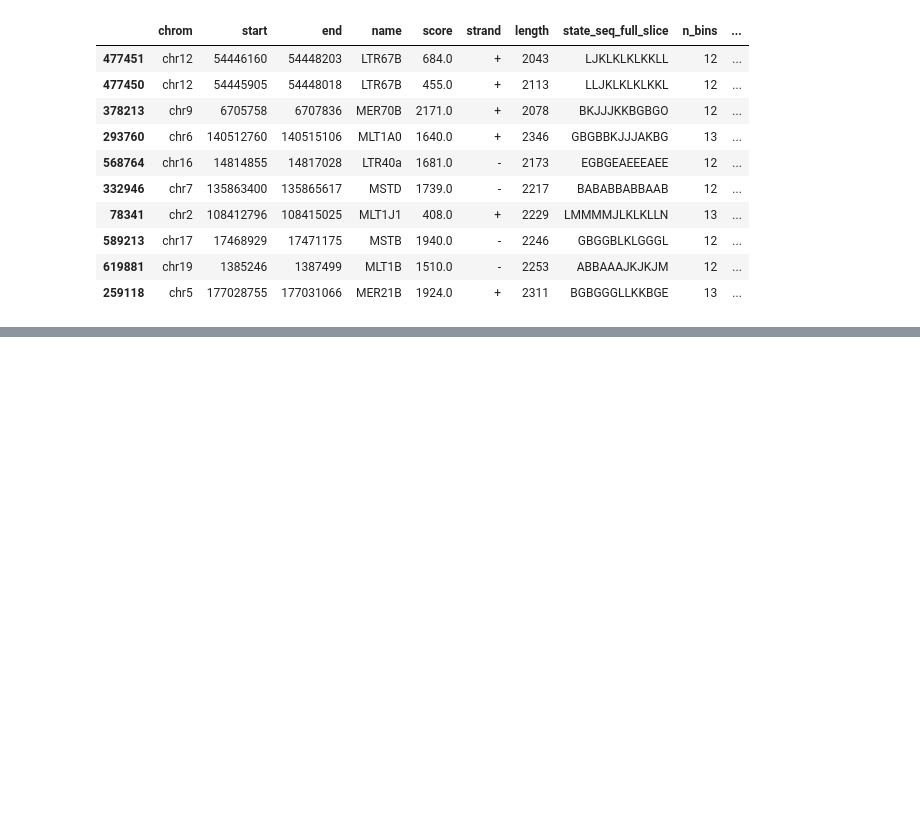
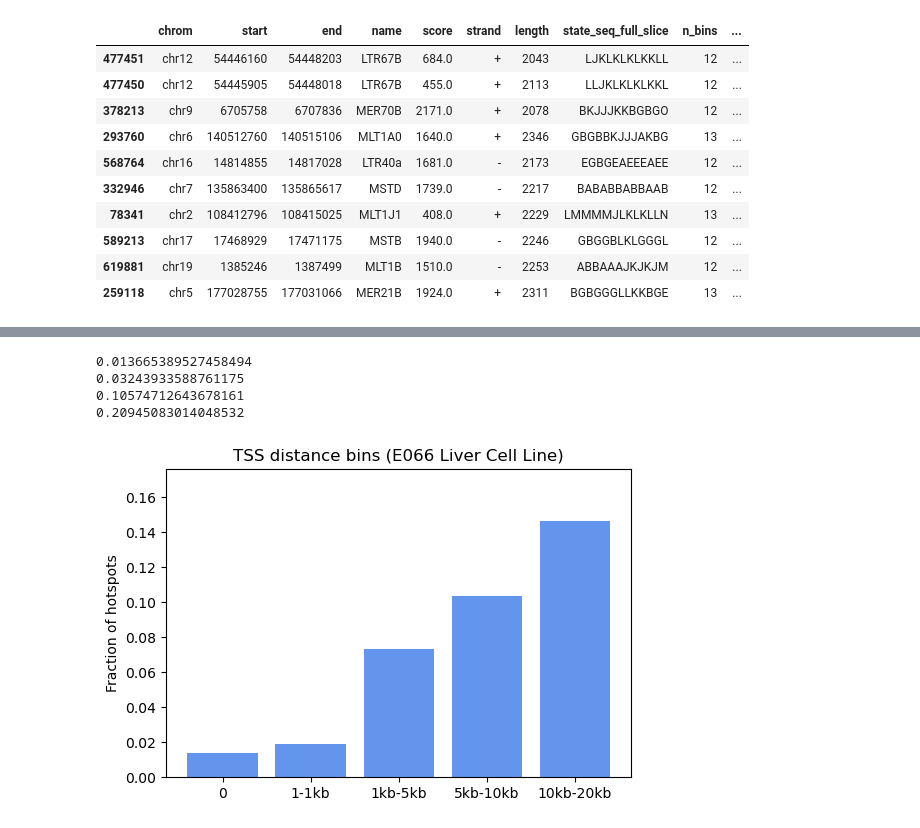
Before and after one commit to caocao0525/HERV, a Jupyter notebook: herv_util_test.ipynb, the cells around one changed output, grey strips where cells are left out. Cells and saved outputs as stored; diff of their text form; code cells hidden in the pictures; blank space fills up the shorter version.

```diff
--- a/herv_util_test.ipynb
+++ b/herv_util_test.ipynb
@@ -22,6 +24,9 @@ liver_cell = "../database/ROADMAP/hg38_mnemonics/unzipped/E066_15_coreMarks_hg38
 
 # HepG2 Hepatocellular Carcinoma Cell Line (E118 from ROADMAP)
 hepg2_cell = "../database/ROADMAP/hg38_mnemonics/unzipped/E118_15_coreMarks_hg38lift_mnemonics.bed"
+
+# Gene annotation file (GENCODE v40)
+gene_annotation = "../database/refGene.txt"
 # %%
 def make_ltr(inp="../database/LTR/hg38_RepeatMasker_LTR.bed",
                    out="./hg38_RepeatMasker_LTR_pm1kb.bed", dist=1000):
@@ -314,0 +353,5 @@ df_sorted_E118.head(10)
+# %%
+gene_df=load_refgene_full(
+    gene_annotation,
+)
+gene_df
@@ -314,0 +475,9 @@ df_sorted_E118.head(10)
+# %%
+hotspot_annot_E066=annotate_hotspots_with_nearest_tss(
+    df_ltr_trans_E066,
+    gene_df,
+    mode="n_transitions",
+    threshold=4,
+    gene_name_col="gene_name"
+)
+hotspot_annot_E066
@@ -314,0 +521,37 @@ df_sorted_E118.head(10)
+# %%
+print((hotspot_annot_E066["tss_distance"] == 0).mean())
+print(<(hotspot_annot_E066["tss_distance"] <= 1000).mean())
+print((hotspot_annot_E066["tss_distance"] <= 5000).mean())
+print((hotspot_annot_E066["tss_distance"] <= 10000).mean())
+# %% [output]
+0.013665389527458494
+0.03243933588761175
+0.10574712643678161
+0.20945083014048532
+# %%
+bins = [
+    (0, 0),
+    (1, 1000),
+    (1001, 5000),
+    (5001, 10000),
+    (10001, 20000)
+]
+dist = hotspot_annot_E066["tss_distance"].values
+labels = ["0", "1-1kb", "1kb-5kb", "5kb-10kb", "10kb-20kb"]
+
+fractions = [
+    ((dist >= low) & (dist <= high)).mean()
+    for (low, high) in bins
+]
+
+plt.figure(figsize=(6,4))
+
+plt.bar(labels, fractions, color="cornflowerblue")
+
+plt.ylabel("Fraction of hotspots")
+plt.title("TSS distance bins (E066 Liver Cell Line)")
+plt.ylim(0, max(fractions)*1.2)
+
+plt.show()
+# %% [output]
+[figure, added]
```
Also changed, not shown: parts of 15 cells of this notebook, 1 other file.
